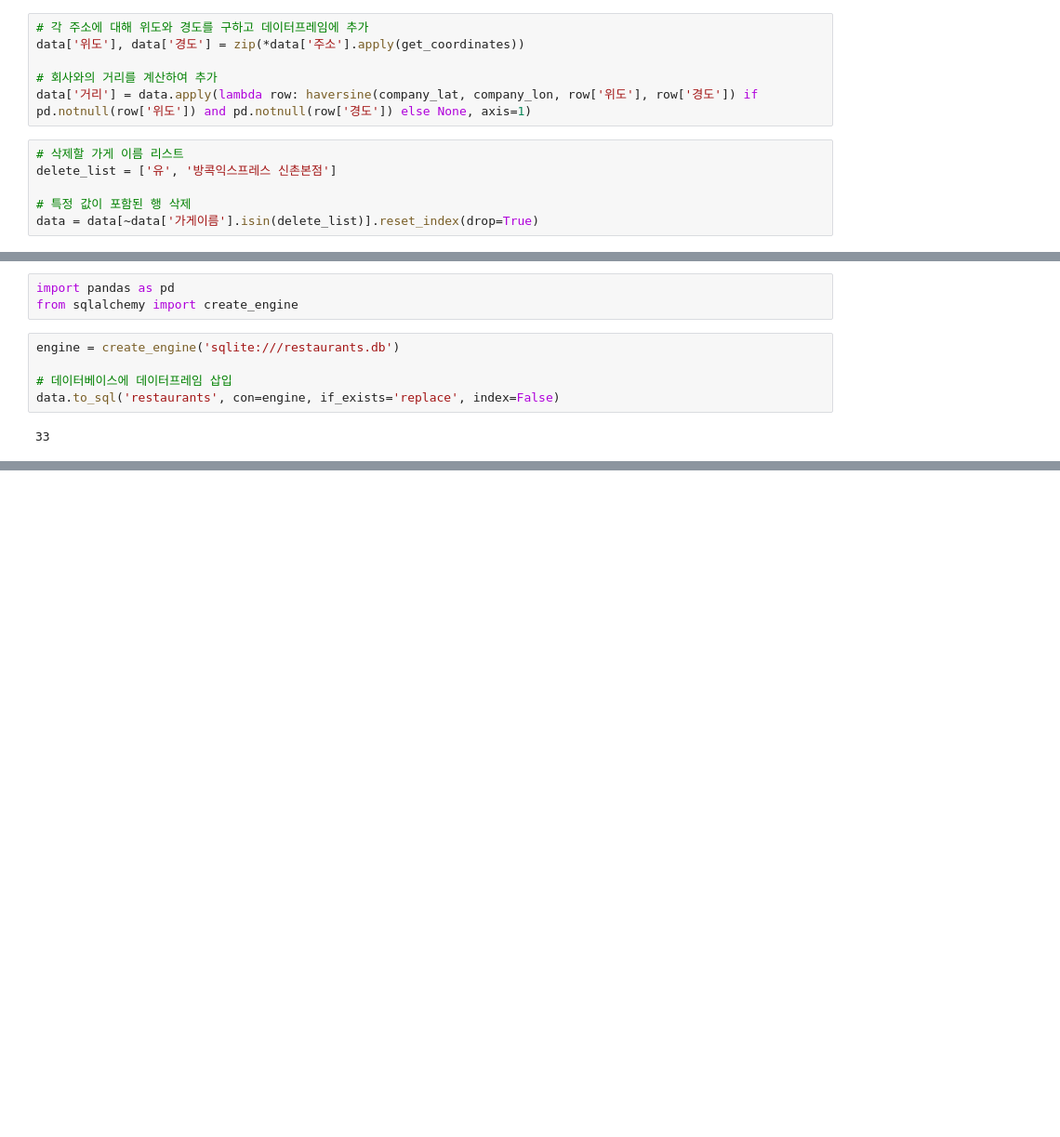
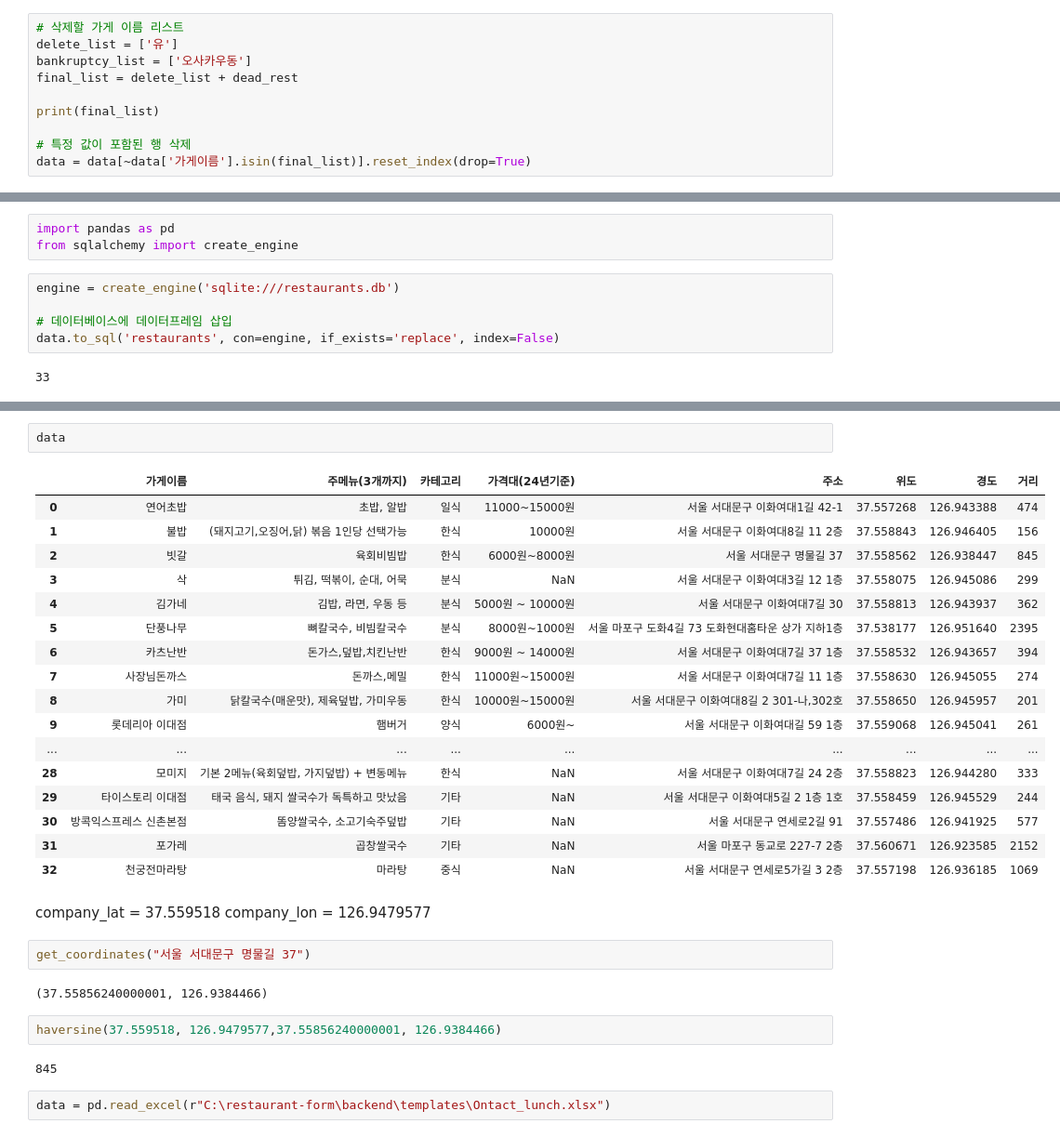
Before and after one commit to liveleisurely/WHATISLUNCH, a Jupyter notebook: address.ipynb, the cells around one changed output, grey strips where cells are left out. Shown at 93% size. Cells and saved outputs as stored; diff of their text form; blank space fills up the shorter version.

```diff
--- a/address.ipynb
+++ b/address.ipynb
@@ -172,12 +186,10 @@ def haversine(lat1, lon1, lat2, lon2):
-# %%
-# 각 주소에 대해 위도와 경도를 구하고 데이터프레임에 추가
-data['위도'], data['경도'] = zip(*data['주소'].apply(get_coordinates))
-
-# 회사와의 거리를 계산하여 추가
-data['거리'] = data.apply(lambda row: haversine(company_lat, company_lon, row['위도'], row['경도']) if pd.notnull(row['위도']) and pd.notnull(row['경도']) else None, axis=1)
 # %%
 # 삭제할 가게 이름 리스트
-delete_list = ['유', '방콕익스프레스 신촌본점']
+delete_list = ['유']
+bankruptcy_list = ['오사카우동']
+final_list = delete_list + dead_rest
+
+print(final_list)
 
 # 특정 값이 포함된 행 삭제
-data = data[~data['가게이름'].isin(delete_list)].reset_index(drop=True)
+data = data[~data['가게이름'].isin(final_list)].reset_index(drop=True)
@@ -259,0 +285,32 @@ See the caveats in the documentation: https://pandas.pydata.org/pandas-docs/stab
+# %%
+data
+# %% [output]
+|  | 가게이름 | 주메뉴(3개까지) | 카테고리 | 가격대(24년기준) | 주소 | 위도 | 경도 | 거리 |
+| 0 | 연어초밥 | 초밥, 알밥 | 일식 | 11000~15000원 | 서울 서대문구 이화여대1길 42-1 | 37.557268 | 126.943388 | 474 |
+| 1 | 불밥 | (돼지고기,오징어,닭) 볶음 1인당 선택가능 | 한식 | 10000원 | 서울 서대문구 이화여대8길 11 2층 | 37.558843 | 126.946405 | 156 |
+| 2 | 빗갈 | 육회비빔밥 | 한식 | 6000원~8000원 | 서울 서대문구 명물길 37 | 37.558562 | 126.938447 | 845 |
+| 3 | 삭 | 튀김, 떡볶이, 순대, 어묵 | 분식 | NaN | 서울 서대문구 이화여대3길 12 1층 | 37.558075 | 126.945086 | 299 |
+| 4 | 김가네 | 김밥, 라면, 우동 등 | 분식 | 5000원 ~ 10000원 | 서울 서대문구 이화여대7길 30 | 37.558813 | 126.943937 | 362 |
+| 5 | 단풍나무 | 뼈칼국수, 비빔칼국수 | 분식 | 8000원~1000원 | 서울 마포구 도화4길 73 도화현대홈타운 상가 지하1층 | 37.538177 | 126.951640 | 2395 |
+| 6 | 카츠난반 | 돈가스,덮밥,치킨난반 | 한식 | 9000원 ~ 14000원 | 서울 서대문구 이화여대7길 37 1층 | 37.558532 | 126.943657 | 394 |
+| 7 | 사장님돈까스 | 돈까스,메밀 | 한식 | 11000원~15000원 | 서울 서대문구 이화여대7길 11 1층 | 37.558630 | 126.945055 | 274 |
+| 8 | 가미 | 닭칼국수(매운맛), 제육덮밥, 가미우동 | 한식 | 10000원~15000원 | 서울 서대문구 이화여대8길 2 301-나,302호 | 37.558650 | 126.945957 | 201 |
+| 9 | 롯데리아 이대점 | 햄버거 | 양식 | 6000원~ | 서울 서대문구 이화여대길 59 1층 | 37.559068 | 126.945041 | 261 |
+| ... | ... | ... | ... | ... | ... | ... | ... | ... |
+| 28 | 모미지 | 기본 2메뉴(육회덮밥, 가지덮밥) + 변동메뉴 | 한식 | NaN | 서울 서대문구 이화여대7길 24 2층 | 37.558823 | 126.944280 | 333 |
+| 29 | 타이스토리 이대점 | 태국 음식, 돼지 쌀국수가 독특하고 맛났음 | 기타 | NaN | 서울 서대문구 이화여대5길 2 1층 1호 | 37.558459 | 126.945529 | 244 |
+| 30 | 방콕익스프레스 신촌본점 | 똠양쌀국수, 소고기숙주덮밥 | 기타 | NaN | 서울 서대문구 연세로2길 91 | 37.557486 | 126.941925 | 577 |
+| 31 | 포가레 | 곱창쌀국수 | 기타 | NaN | 서울 마포구 동교로 227-7 2층 | 37.560671 | 126.923585 | 2152 |
+| 32 | 천궁전마라탕 | 마라탕 | 중식 | NaN | 서울 서대문구 연세로5가길 3 2층 | 37.557198 | 126.936185 | 1069 |
+# %% [markdown]
+company_lat = 37.559518 company_lon = 126.9479577
+# %%
+get_coordinates("서울 서대문구 명물길 37")
+# %% [output]
+(37.55856240000001, 126.9384466)
+# %%
+haversine(37.559518, 126.9479577,37.55856240000001, 126.9384466)
+# %% [output]
+845
+# %%
+data = pd.read_excel(r"C:\restaurant-form\backend\templates\Ontact_lunch.xlsx")
```
Also changed, not shown: parts of 12 cells of this notebook, 10 other files.
